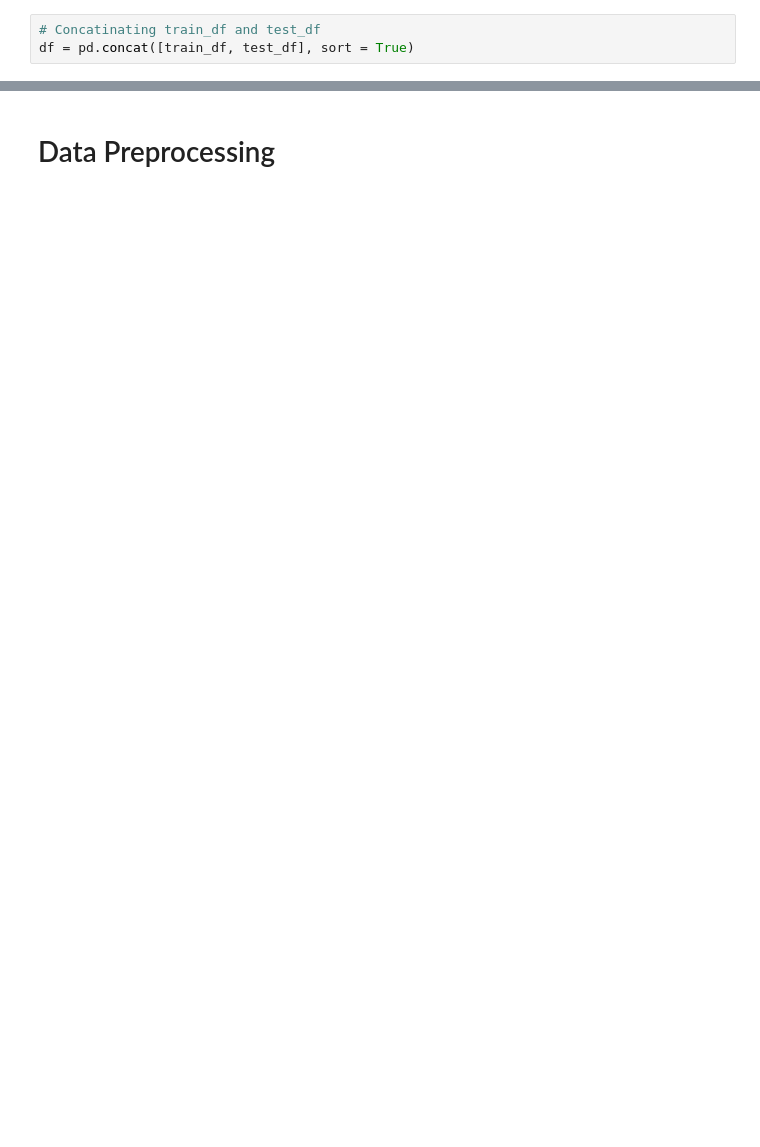
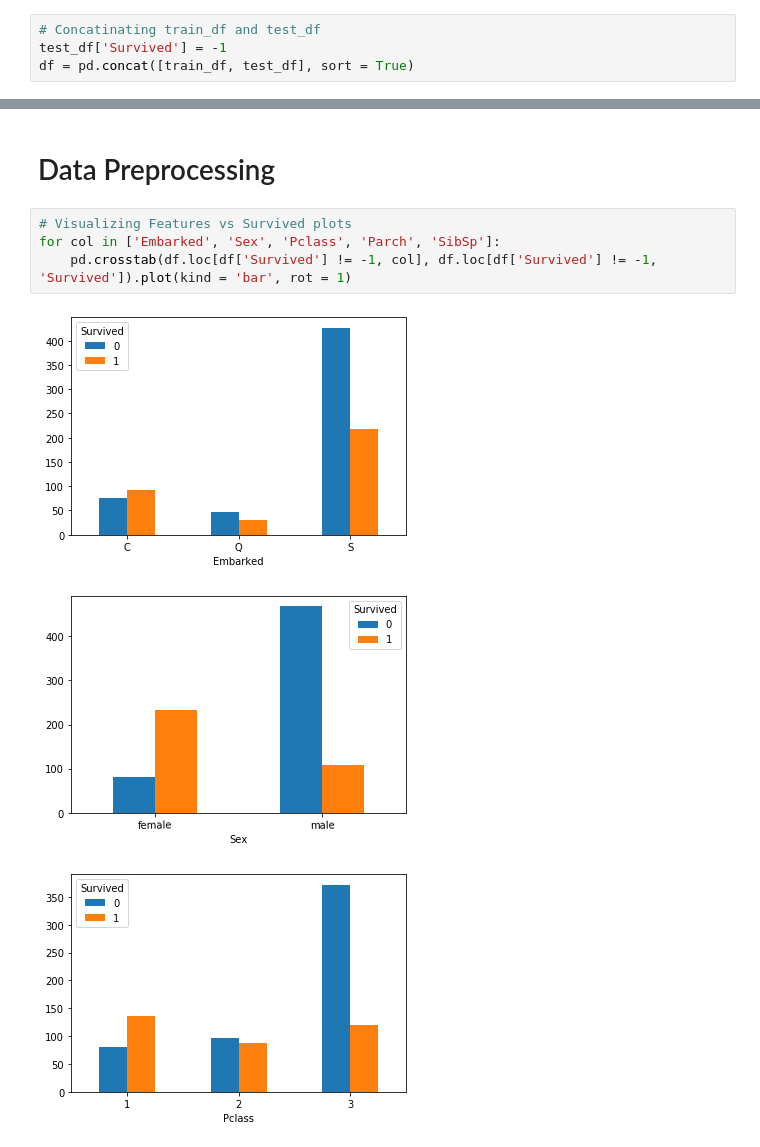
Before and after one commit to AnirudhAchal/Titanic-Disaster, a Jupyter notebook: Notebooks/Titanic Disaster.ipynb, the cells around one changed output, grey strips where cells are left out. Cells and saved outputs as stored; diff of their text form; blank space fills up the shorter version.

```diff
--- a/Notebooks/Titanic Disaster.ipynb
+++ b/Notebooks/Titanic Disaster.ipynb
@@ -77,4 +80,5 @@ dtypes: float64(2), int64(3), object(5)
 memory usage: 35.9+ KB
 # %%
 # Concatinating train_df and test_df
+test_df['Survived'] = -1
 df = pd.concat([train_df, test_df], sort = True)
@@ -119,3 +115,11 @@ dtypes: float64(3), int64(3), object(5)
 memory usage: 122.7+ KB
 # %% [markdown]
 # Data Preprocessing
+# %%
+# Visualizing Features vs Survived plots
+for col in ['Embarked', 'Sex', 'Pclass', 'Parch', 'SibSp']:
+    pd.crosstab(df.loc[df['Survived'] != -1, col], df.loc[df['Survived'] != -1, 'Survived']).plot(kind = 'bar', rot = 1)
+# %% [output]
+[figure, added]
+[figure, added]
+[figure, added]
```
Also changed, not shown: parts of 25 cells of this notebook.
